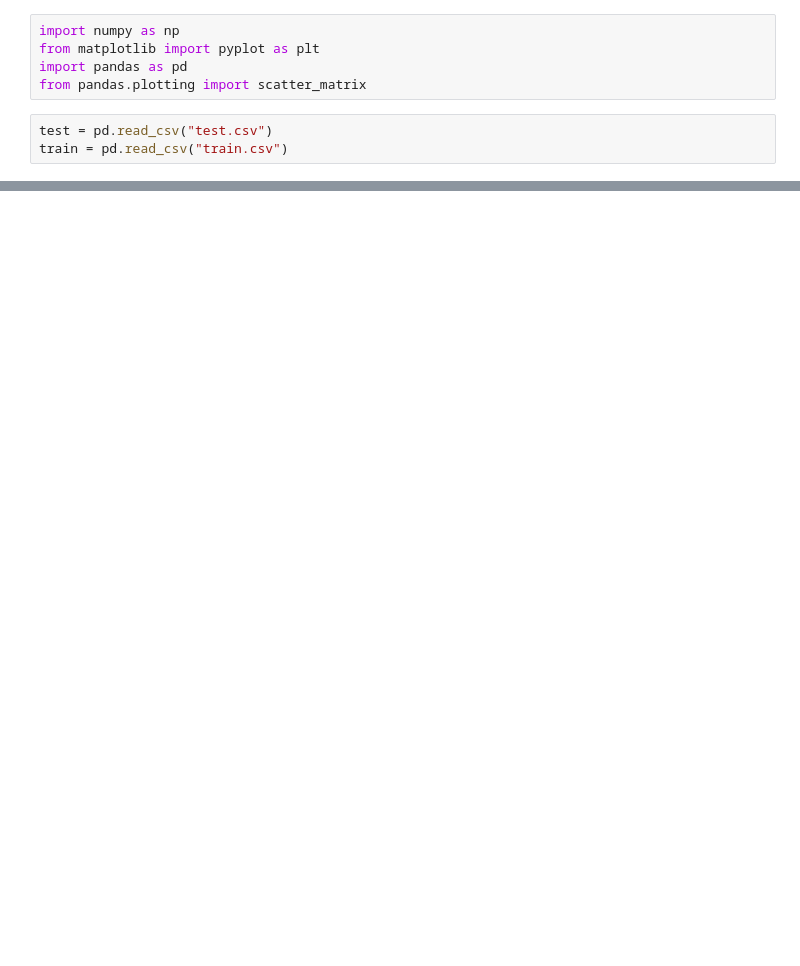
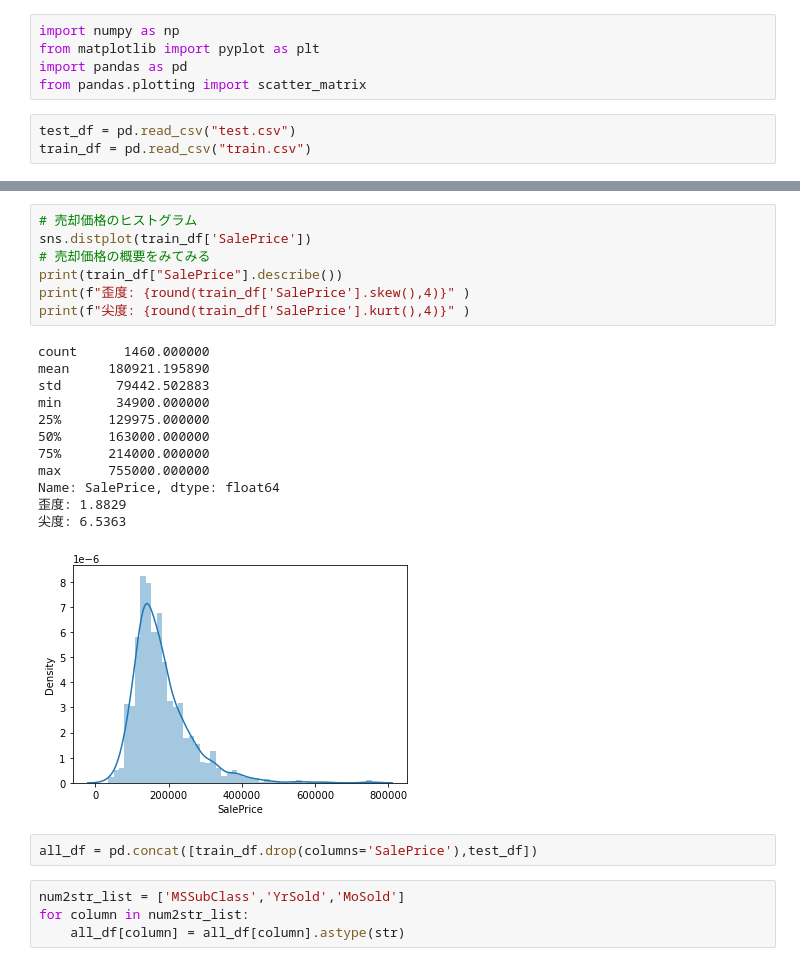
Before and after one commit to tiksys/DataScience, a Jupyter notebook: House Prise/House Prise.ipynb, the cells around one changed output, grey strips where cells are left out. Saved outputs shown, nothing was run; the diff lists cells and outputs as text; blank space fills up the shorter version.

```diff
--- a/House Prise/House Prise.ipynb
+++ b/House Prise/House Prise.ipynb
@@ -4,5 +4,5 @@ from matplotlib import pyplot as plt
 import pandas as pd
 from pandas.plotting import scatter_matrix
 # %%
-test = pd.read_csv("test.csv")
-train = pd.read_csv("train.csv")
+test_df = pd.read_csv("test.csv")
+train_df = pd.read_csv("train.csv")
@@ -21,0 +25,26 @@ test.describe()
+# %%
+# 売却価格のヒストグラム
+sns.distplot(train_df['SalePrice'])
+# 売却価格の概要をみてみる
+print(train_df["SalePrice"].describe())
+print(f"歪度: {round(train_df['SalePrice'].skew(),4)}" )
+print(f"尖度: {round(train_df['SalePrice'].kurt(),4)}" )
+# %% [output]
+count      1460.000000
+mean     180921.195890
+std       79442.502883
+min       34900.000000
+25%      129975.000000
+50%      163000.000000
+75%      214000.000000
+max      755000.000000
+Name: SalePrice, dtype: float64
+歪度: 1.8829
+尖度: 6.5363
+[figure, added]
+# %%
+all_df = pd.concat([train_df.drop(columns='SalePrice'),test_df])
+# %%
+num2str_list = ['MSSubClass','YrSold','MoSold']
+for column in num2str_list:
+    all_df[column] = all_df[column].astype(str)
```
Also changed, not shown: parts of 18 cells of this notebook.
